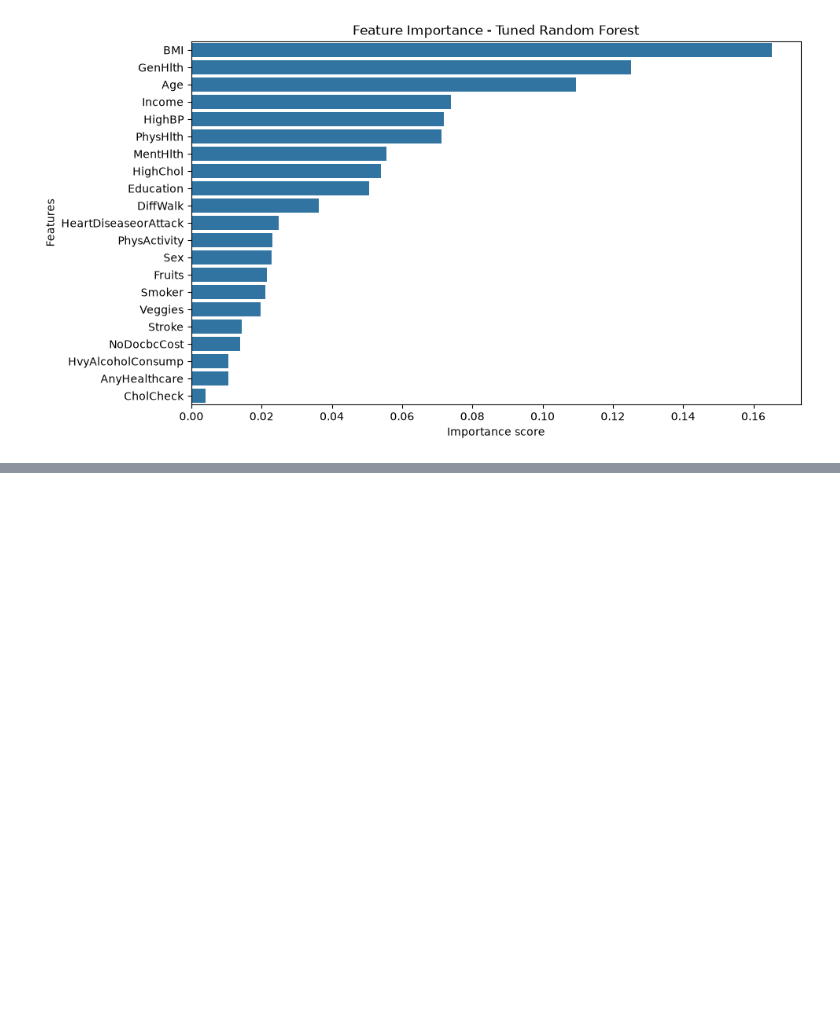
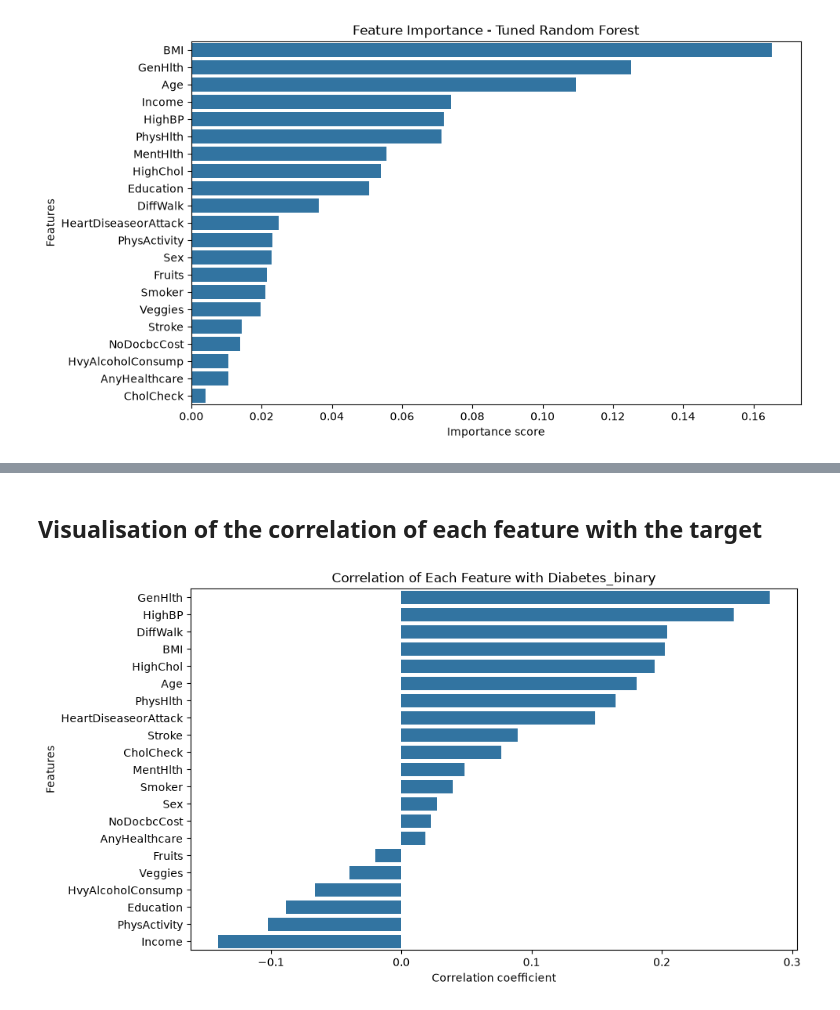
Before and after one commit to ClauVilchis/ClaudiaVilchis_ML_CA1, a Jupyter notebook: ClaudiaVilchis_ML_CA1.ipynb, the cells around one changed output, grey strips where cells are left out. Saved outputs shown, nothing was run; the diff lists cells and outputs as text; code cells hidden in the pictures; blank space fills up the shorter version.

```diff
--- a/ClaudiaVilchis_ML_CA1.ipynb
+++ b/ClaudiaVilchis_ML_CA1.ipynb
@@ -752,0 +759,4 @@ Observations:
+# %%
+# Correlation of each feature with the target, df.corr() was used fot the heatmap adapted from Data Preparation module(CCT College Dublin); here only the target column is selected
+corr_target = df_sample.corr()["Diabetes_binary"].drop("Diabetes_binary").sort_values(ascending=False)
+print(corr_target)
@@ -752,0 +788,13 @@ Observations:
+# %% [markdown]
+## Visualisation of the correlation of each feature with the target
+# %%
+# Same seaborn barplot style used for the feature importance (Random Forest - Practical, Iqbal, 2026)
+# sns.barplot syntax adapted from the seaborn documentation (Waskom, 2021)
+plt.figure(figsize = (10, 6))
+sns.barplot(x= corr_target, y= corr_target.index)
+plt.title("Correlation of Each Feature with Diabetes_binary")
+plt.xlabel("Correlation coefficient")
+plt.ylabel("Features")
+plt.show()
+# %% [output]
+[figure, added]
```
Also changed, not shown: parts of 20 cells of this notebook.
